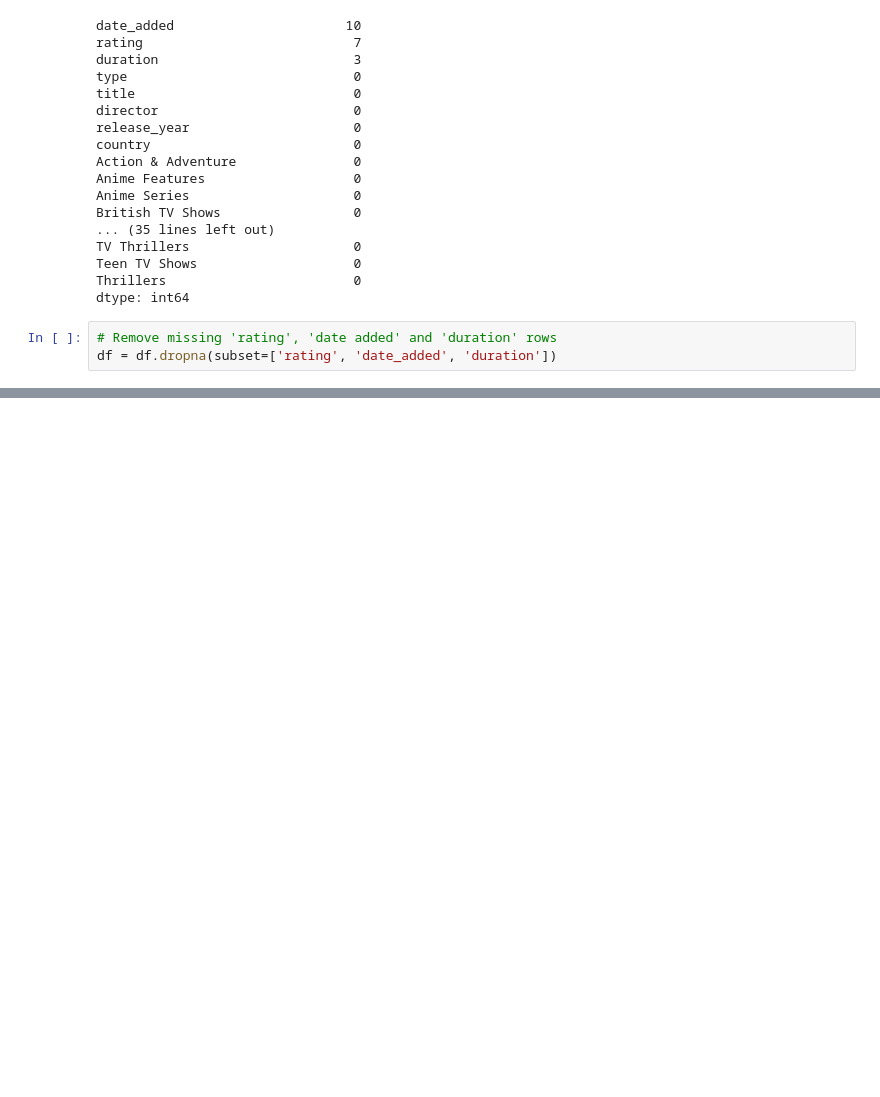
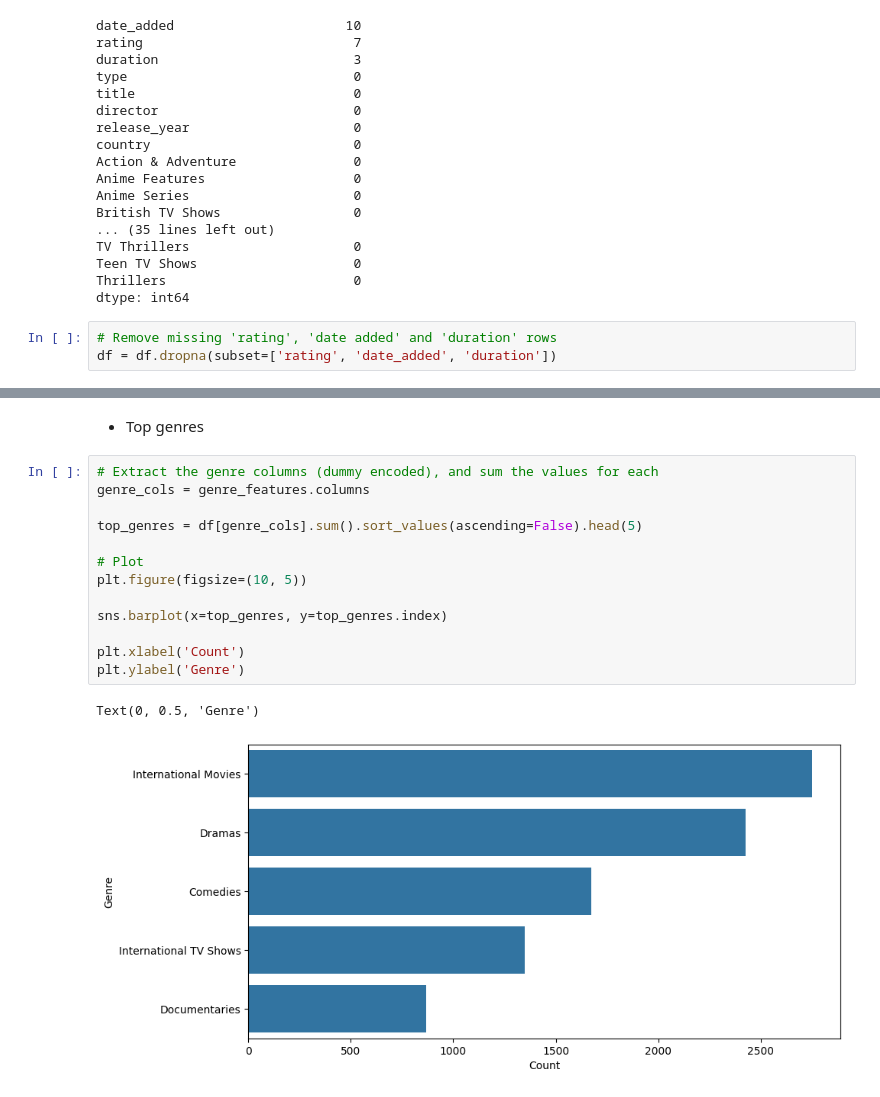
Before and after one commit to Sushrut2007/Streamlit-Basic-Projects, a Jupyter notebook: netflix_dashboard/netflix.ipynb, the cells around one changed output, grey strips where cells are left out. Saved outputs shown, nothing was run; the diff lists cells and outputs as text; blank space fills up the shorter version.

```diff
--- a/netflix_dashboard/netflix.ipynb
+++ b/netflix_dashboard/netflix.ipynb
@@ -225,0 +260,18 @@ df.head()
+# %% [markdown]
+- Top genres
+# %%
+# Extract the genre columns (dummy encoded), and sum the values for each
+genre_cols = genre_features.columns
+
+top_genres = df[genre_cols].sum().sort_values(ascending=False).head(5)
+
+# Plot
+plt.figure(figsize=(10, 5))
+
+sns.barplot(x=top_genres, y=top_genres.index)
+
+plt.xlabel('Count')
+plt.ylabel('Genre')
+# %% [output]
+Text(0, 0.5, 'Genre')
+[figure, added]
```
Also changed, not shown: parts of 17 cells of this notebook, 2 other files.
